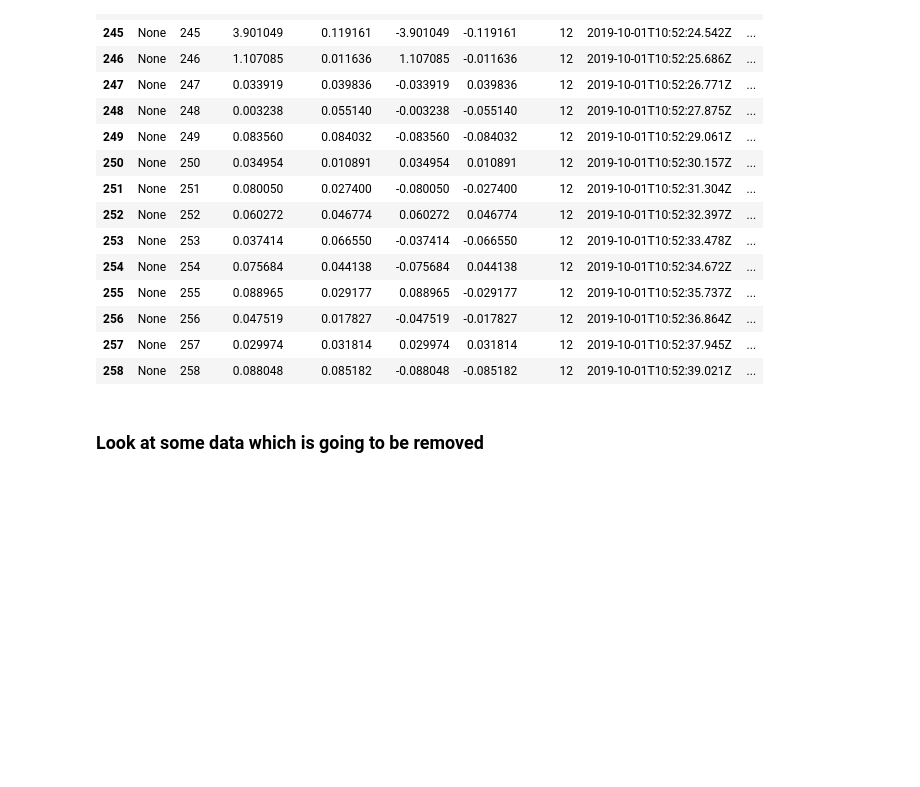
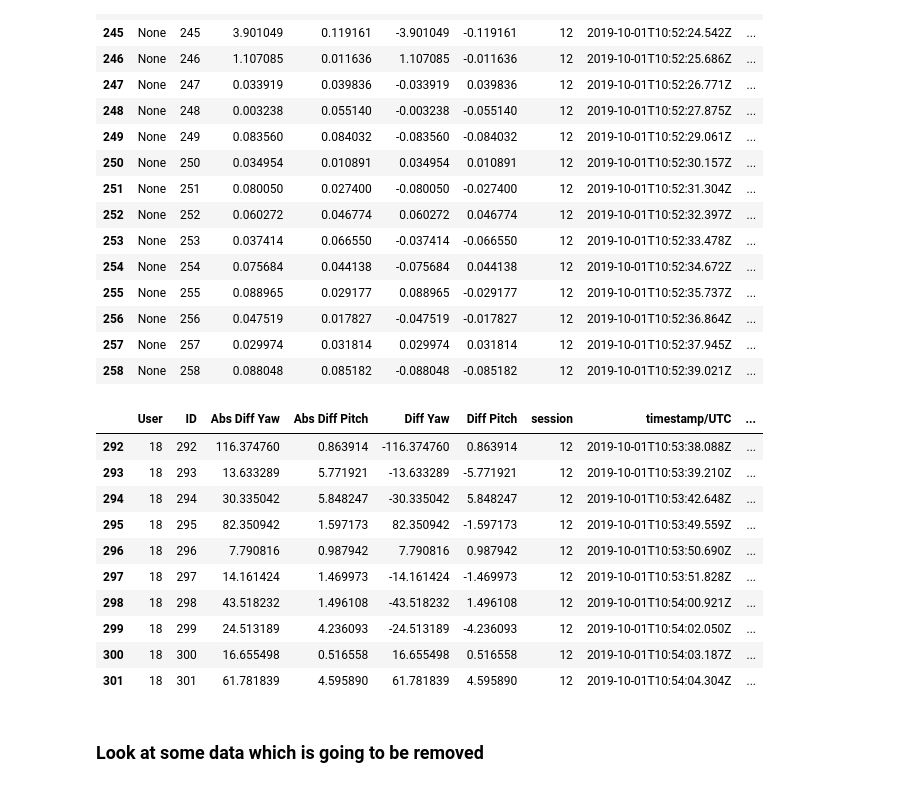
Before and after one commit to boku-ilen/darknet, a Jupyter notebook: _3DOFAnalysis/Workshops3DOFDataAnalysis.ipynb, the cells around one changed output. Cells and saved outputs as stored; diff of their text form; code cells hidden in the pictures; blank space fills up the shorter version.

```diff
--- a/_3DOFAnalysis/Workshops3DOFDataAnalysis.ipynb
+++ b/_3DOFAnalysis/Workshops3DOFDataAnalysis.ipynb
@@ -81,7 +120,7 @@ df
 ### Loads data noted in workshops (each row has data for one user)
 # %%
 # load data collected manually as notesduring workshops and then exported as csv
-users = pd.read_csv(local_project_path + 'MachineLearning/movement_analysis/data/pWorkshopsUsers.csv', sep=';', usecols=['Start', 'End', 'Length', 'Process'])
+users = pd.read_csv(local_project_path + 'MachineLearning/movement_analysis/data/WorkshopsUsers.csv', sep=';', usecols=['Start', 'End', 'Length', 'Process'])
 users
 # %% [output]
 |  | Start | End | Length | Process |
@@ -128,6 +167,21 @@ for user in range(len(users)):
         df.loc[(df['timestamp/Vienna'] > users.loc[user, 'Start']) & (df['timestamp/Vienna'] < users.loc[user, 'End']), 'User'] = user
 # %%
 #Counter(df['User'])
+# %%
+# example of user data (ID=18):
+df[df['User'] == 18][:10]
+# %% [output]
+|  | User | ID | Abs Diff Yaw | Abs Diff Pitch | Diff Yaw | Diff Pitch | session | timestamp/UTC | ... |
+| 292 | 18 | 292 | 116.374760 | 0.863914 | -116.374760 | 0.863914 | 12 | 2019-10-01T10:53:38.088Z | ... |
+| 293 | 18 | 293 | 13.633289 | 5.771921 | -13.633289 | -5.771921 | 12 | 2019-10-01T10:53:39.210Z | ... |
+| 294 | 18 | 294 | 30.335042 | 5.848247 | -30.335042 | 5.848247 | 12 | 2019-10-01T10:53:42.648Z | ... |
+| 295 | 18 | 295 | 82.350942 | 1.597173 | 82.350942 | -1.597173 | 12 | 2019-10-01T10:53:49.559Z | ... |
+| 296 | 18 | 296 | 7.790816 | 0.987942 | 7.790816 | 0.987942 | 12 | 2019-10-01T10:53:50.690Z | ... |
+| 297 | 18 | 297 | 14.161424 | 1.469973 | -14.161424 | -1.469973 | 12 | 2019-10-01T10:53:51.828Z | ... |
+| 298 | 18 | 298 | 43.518232 | 1.496108 | -43.518232 | 1.496108 | 12 | 2019-10-01T10:54:00.921Z | ... |
+| 299 | 18 | 299 | 24.513189 | 4.236093 | -24.513189 | -4.236093 | 12 | 2019-10-01T10:54:02.050Z | ... |
+| 300 | 18 | 300 | 16.655498 | 0.516558 | 16.655498 | 0.516558 | 12 | 2019-10-01T10:54:03.187Z | ... |
+| 301 | 18 | 301 | 61.781839 | 4.595890 | 61.781839 | 4.595890 | 12 | 2019-10-01T10:54:04.304Z | ... |
 # %% [markdown]
 ### Look at some data which is going to be removed
 # %%
```
Also changed, not shown: parts of 26 cells of this notebook.
